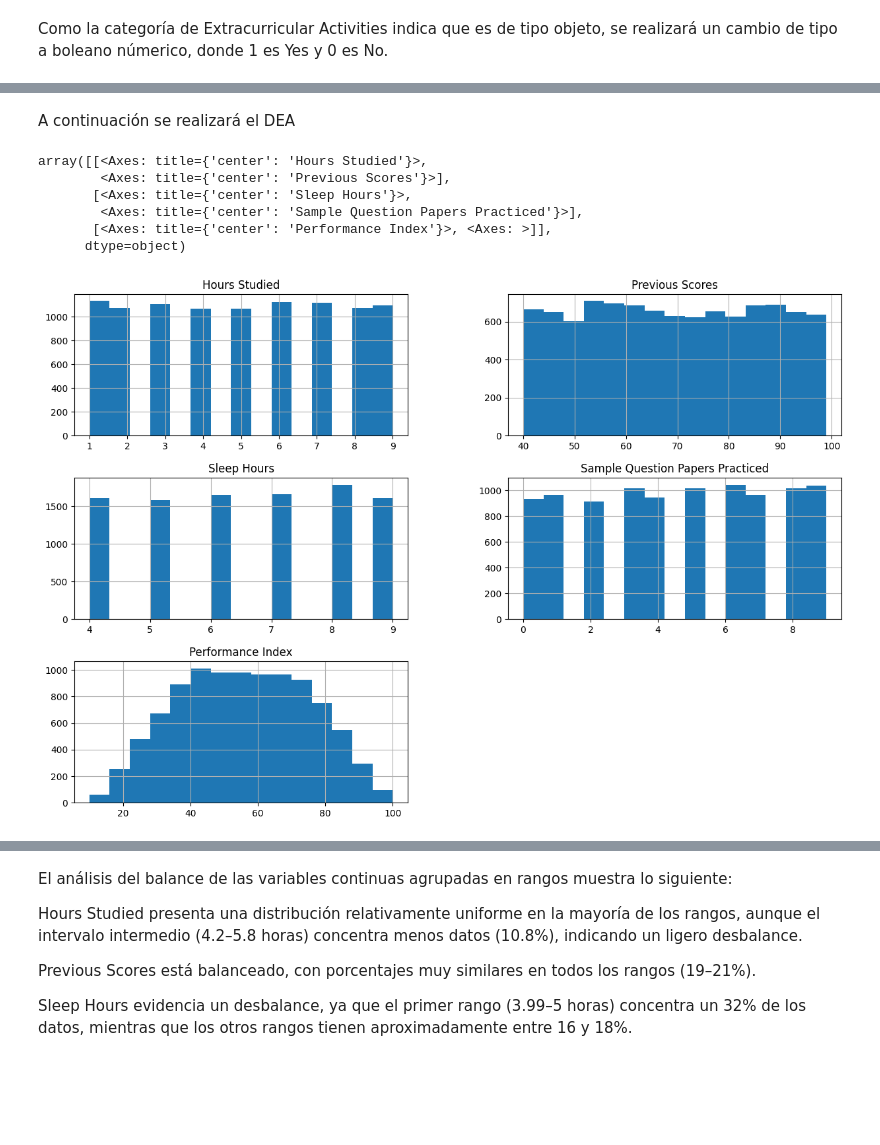
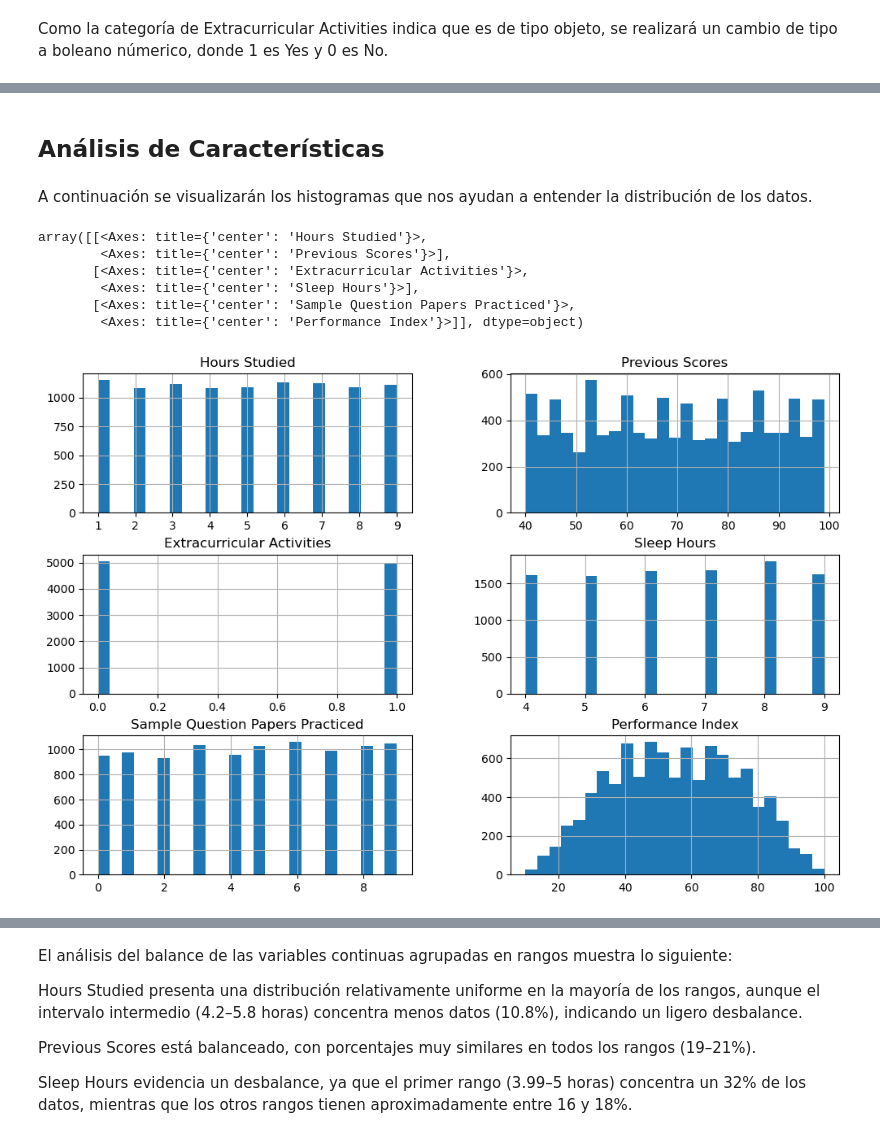
Before and after one commit to Felipaus3465/tarea1IA, a Jupyter notebook: SC.ipynb, the cells around one changed output, grey strips where cells are left out. Drawn from its saved outputs; the diff is of its cells as text; code cells hidden in the pictures; blank space fills up the shorter version.

```diff
--- a/SC.ipynb
+++ b/SC.ipynb
@@ -81,5 +70,5 @@ Como se descubrio 127 filas duplicadas, se eliminaron para evitar redundacia de
 # %% [markdown]
 Como la categoría de Extracurricular Activities indica que es de tipo objeto, se realizará un cambio de tipo a boleano númerico, donde 1 es Yes y 0 es No.
 # %%
-# Cambia los valores de "Yes" y "No" a 1 y 0 respectivamente
-data_clean.loc[:, "Extracurricular Activities"] = data_clean["Extracurricular Activities"].fillna("No").map({"Yes": 1, "No": 0})
+# Cambia los valores de "Yes" y "No" a 1 y 0, respectivamente
+data["Extracurricular Activities"] = data["Extracurricular Activities"].map({"Yes": 1, "No": 0})
@@ -136,14 +92,16 @@ data_clean.describe()
+# %% [markdown]
+## Análisis de Características
 # %% [markdown]
-A continuación se realizará el DEA
+A continuación se visualizarán los histogramas que nos ayudan a entender la distribución de los datos.
 # %%
 #histogramas de las variables numéricas de 15x10
-data_clean.hist(bins=15, figsize=(15, 10))
+data.hist(bins=25, figsize=(12, 8))
 # %% [output]
 array([[<Axes: title={'center': 'Hours Studied'}>,
         <Axes: title={'center': 'Previous Scores'}>],
-       [<Axes: title={'center': 'Sleep Hours'}>,
-        <Axes: title={'center': 'Sample Question Papers Practiced'}>],
-       [<Axes: title={'center': 'Performance Index'}>, <Axes: >]],
-      dtype=object)
+       [<Axes: title={'center': 'Extracurricular Activities'}>,
+        <Axes: title={'center': 'Sleep Hours'}>],
+       [<Axes: title={'center': 'Sample Question Papers Practiced'}>,
+        <Axes: title={'center': 'Performance Index'}>]], dtype=object)
-[figure, old version]
+[figure, new version]
 # %% [markdown]
```
Also changed, not shown: parts of 49 cells of this notebook.
